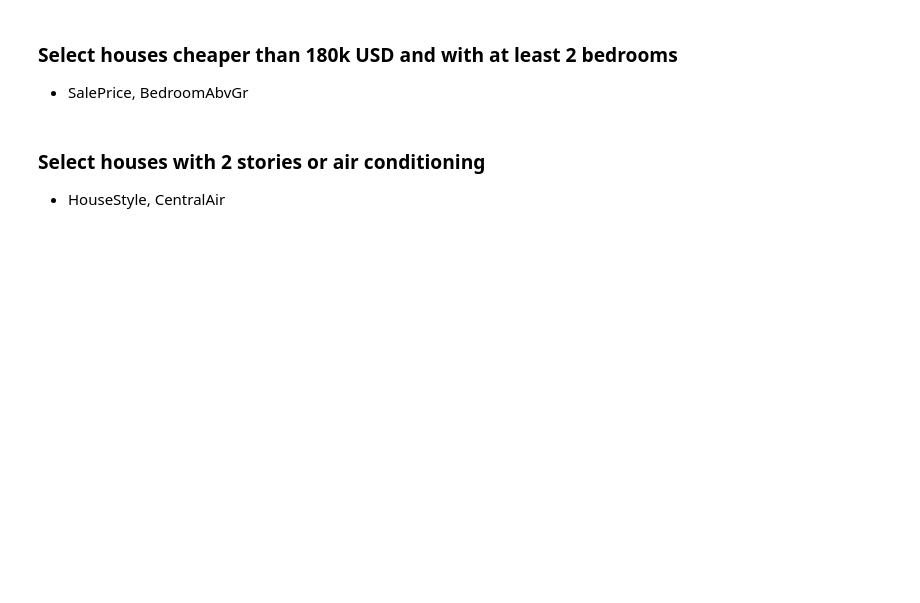
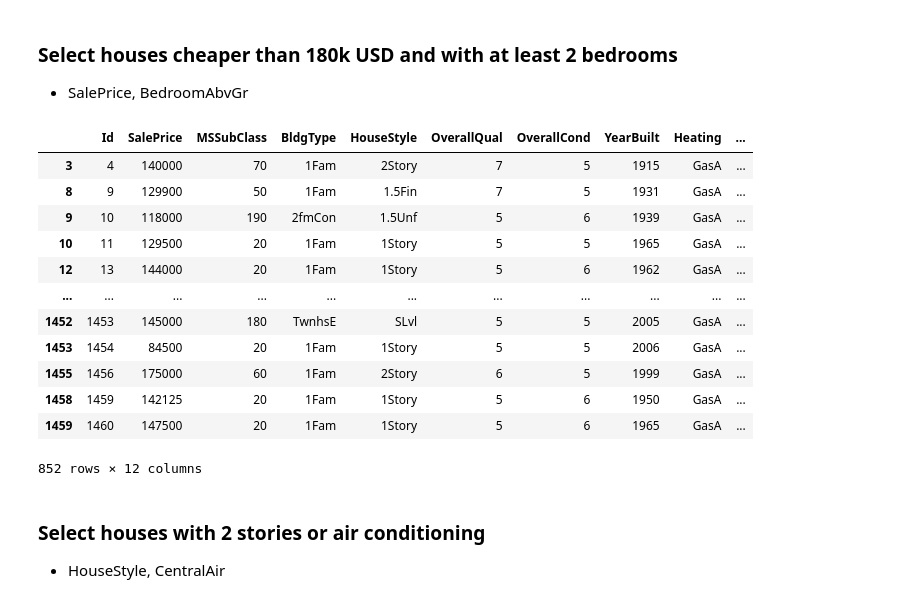
Before and after one commit to deenyse/VSB_ZSU, a Jupyter notebook: fml_01.ipynb, the cells around one changed output. Cells and saved outputs as stored; diff of their text form; code cells hidden in the pictures; blank space fills up the shorter version.

```diff
--- a/fml_01.ipynb
+++ b/fml_01.ipynb
@@ -319,6 +364,22 @@ df.head()
 # %% [markdown]
 ### Select houses cheaper than 180k USD and with at least 2 bedrooms
 * SalePrice, BedroomAbvGr
+# %%
+df.loc[(df.SalePrice < 180000) & (df.BedroomAbvGr >= 2), :]
+# %% [output]
+|  | Id | SalePrice | MSSubClass | BldgType | HouseStyle | OverallQual | OverallCond | YearBuilt | Heating | ... |
+| 3 | 4 | 140000 | 70 | 1Fam | 2Story | 7 | 5 | 1915 | GasA | ... |
+| 8 | 9 | 129900 | 50 | 1Fam | 1.5Fin | 7 | 5 | 1931 | GasA | ... |
+| 9 | 10 | 118000 | 190 | 2fmCon | 1.5Unf | 5 | 6 | 1939 | GasA | ... |
+| 10 | 11 | 129500 | 20 | 1Fam | 1Story | 5 | 5 | 1965 | GasA | ... |
+| 12 | 13 | 144000 | 20 | 1Fam | 1Story | 5 | 6 | 1962 | GasA | ... |
+| ... | ... | ... | ... | ... | ... | ... | ... | ... | ... | ... |
+| 1452 | 1453 | 145000 | 180 | TwnhsE | SLvl | 5 | 5 | 2005 | GasA | ... |
+| 1453 | 1454 | 84500 | 20 | 1Fam | 1Story | 5 | 5 | 2006 | GasA | ... |
+| 1455 | 1456 | 175000 | 60 | 1Fam | 2Story | 6 | 5 | 1999 | GasA | ... |
+| 1458 | 1459 | 142125 | 20 | 1Fam | 1Story | 5 | 6 | 1950 | GasA | ... |
+| 1459 | 1460 | 147500 | 20 | 1Fam | 1Story | 5 | 6 | 1965 | GasA | ... |
+852 rows × 12 columns
 # %% [markdown]
 ### Select houses with 2 stories or air conditioning
 * HouseStyle, CentralAir
```
Also changed, not shown: parts of 5 cells of this notebook.
